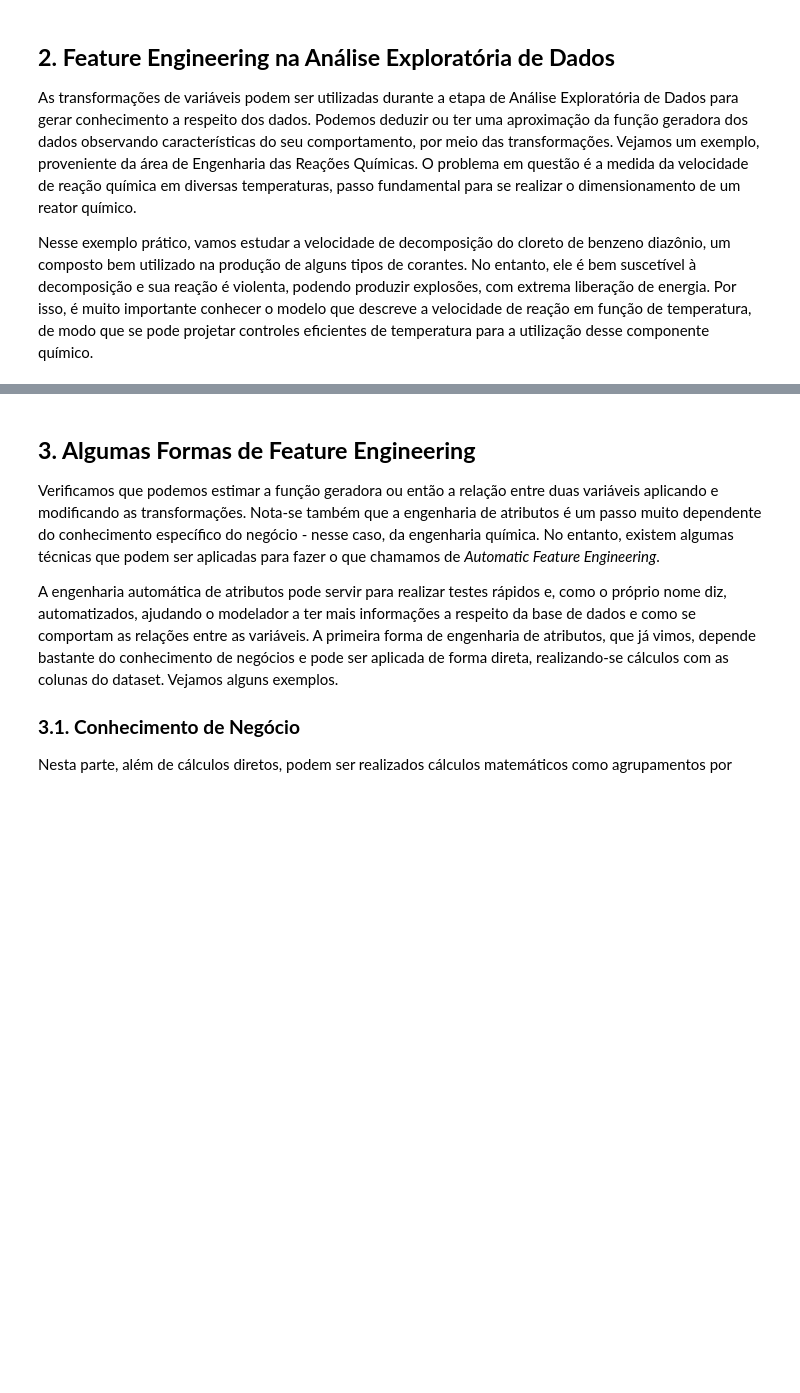
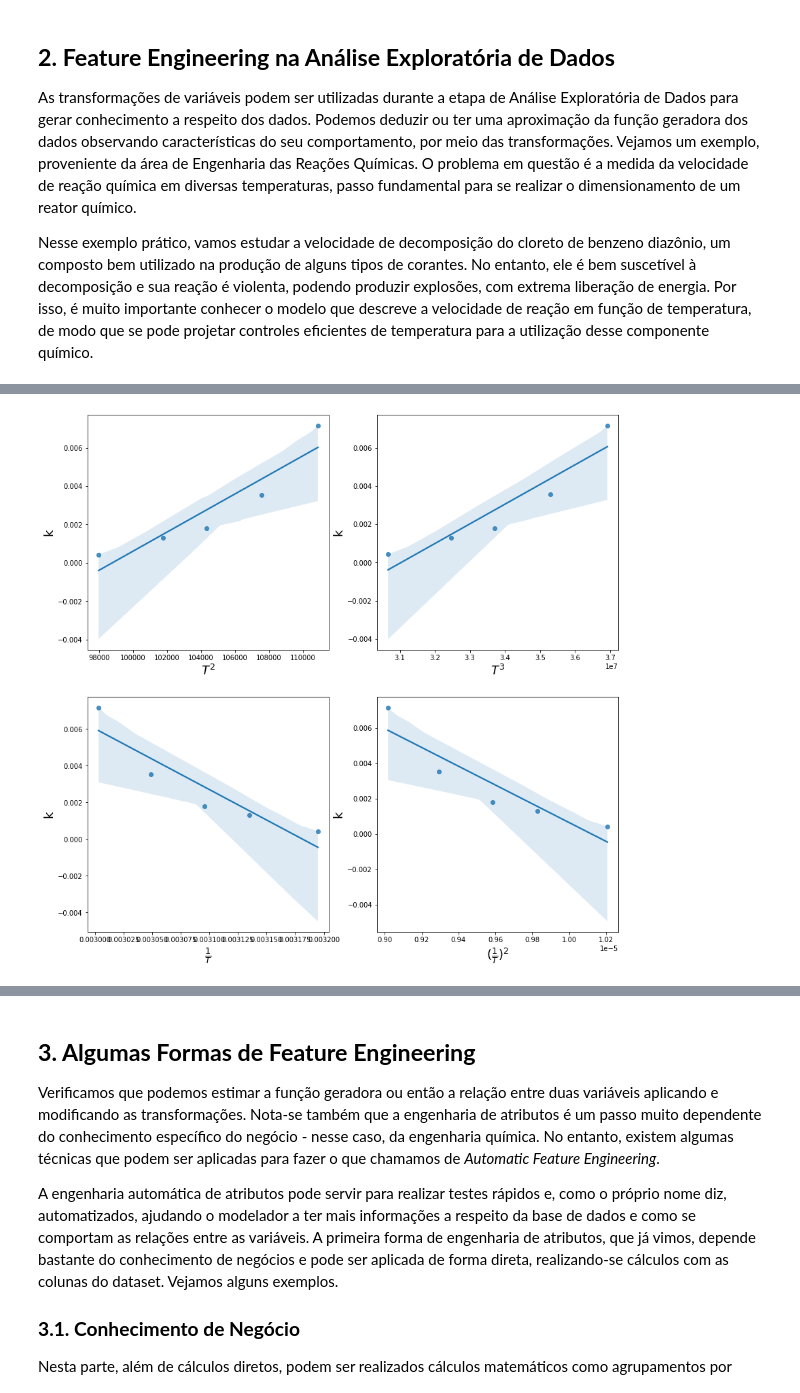
Before and after one commit to joaopasini/letscode_repository, a Jupyter notebook: Módulo 11 - Machine Learning III/Aula_4_FeatureEngineering_alunos.ipynb, the cells around one changed output, grey strips where cells are left out. Drawn from its saved outputs; the diff is of its cells as text; code cells hidden in the pictures; blank space fills up the shorter version.

```diff
--- a/Módulo 11 - Machine Learning III/Aula_4_FeatureEngineering_alunos.ipynb
+++ b/Módulo 11 - Machine Learning III/Aula_4_FeatureEngineering_alunos.ipynb
@@ -34,0 +65,31 @@ Nesse exemplo prático, vamos estudar a velocidade de decomposição do cloreto
+# %%
+# vamos tentar algumas modificações da temperatura
+data = pd.DataFrame(T, columns=['T'])
+data['k'] = k
+
+# criando figuras de transformações
+fig = plt.figure(figsize=(14, 14))
+
+ax = fig.add_subplot(2, 2, 1)
+sns.regplot(data['T'] ** 2, k)
+ax.set_xlabel(r'$T^2$', size=18)
+ax.set_ylabel('k', size=18)
+
+ax = fig.add_subplot(2, 2, 2)
+sns.regplot(data['T'] ** 3, k)
+ax.set_xlabel(r'$T^3$', size=18)
+ax.set_ylabel('k', size=18)
+
+ax = fig.add_subplot(2, 2, 3)
+sns.regplot(1 / data['T'], k)
+ax.set_xlabel(r'$\frac{1}{T}$', size=18)
+ax.set_ylabel('k', size=18)
+
+ax = fig.add_subplot(2, 2, 4)
+sns.regplot((1 / data['T']) ** 2, k)
+ax.set_xlabel(r'$(\frac{1}{T})^2$', size=18)
+ax.set_ylabel('k', size=18)
+
+plt.show()
+# %% [output]
+[figure, added]
```
Also changed, not shown: parts of 32 cells of this notebook, 2 other files.
